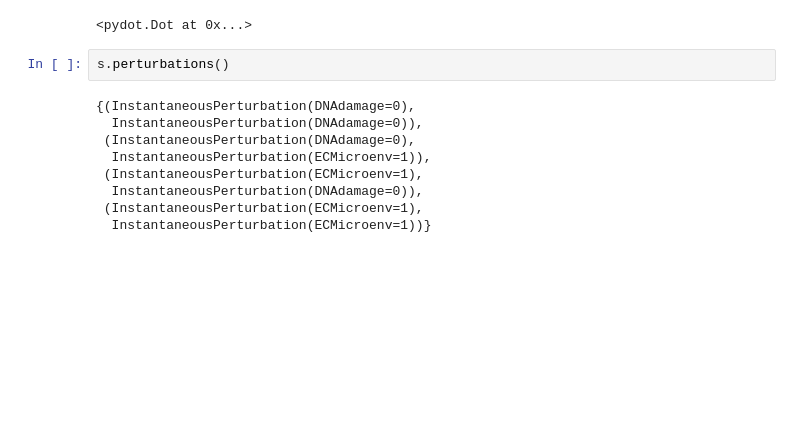
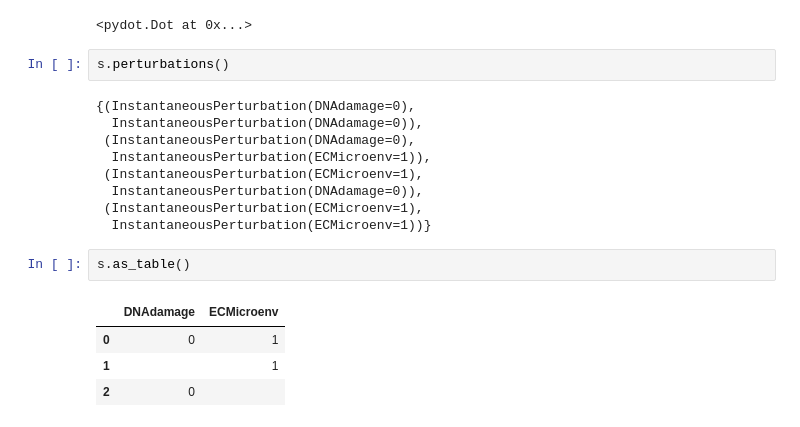
Before and after one commit to algorecell/cabean-python, a Jupyter notebook: examples/Tumour invasion.ipynb, the cells around one changed output. Cells and saved outputs as stored; diff of their text form; blank space fills up the shorter version.

```diff
--- a/examples/Tumour invasion.ipynb
+++ b/examples/Tumour invasion.ipynb
@@ -162,3 +178,10 @@ s.perturbations()
   InstantaneousPerturbation(DNAdamage=0)),
  (InstantaneousPerturbation(ECMicroenv=1),
   InstantaneousPerturbation(ECMicroenv=1))}
+# %%
+s.as_table()
+# %% [output]
+|  | DNAdamage | ECMicroenv |
+| 0 | 0 | 1 |
+| 1 |  | 1 |
+| 2 | 0 |  |
```
Also changed, not shown: parts of 5 cells of this notebook.
